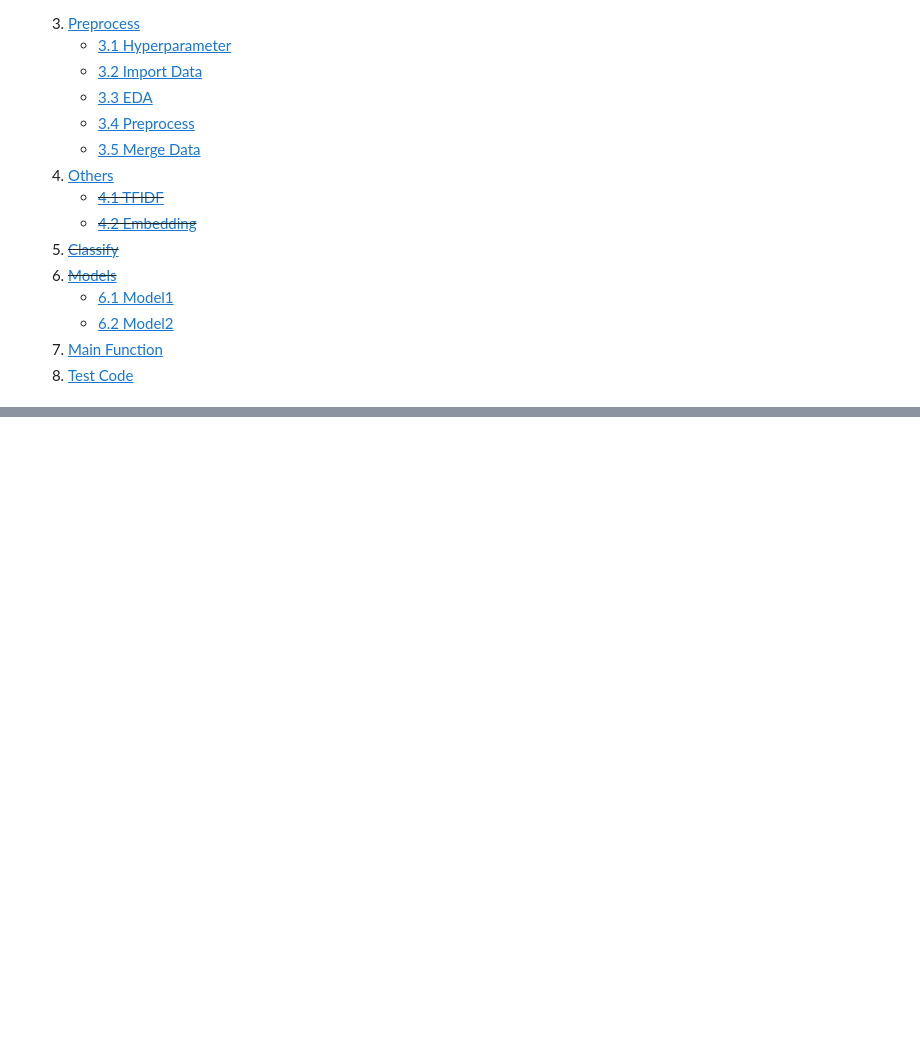
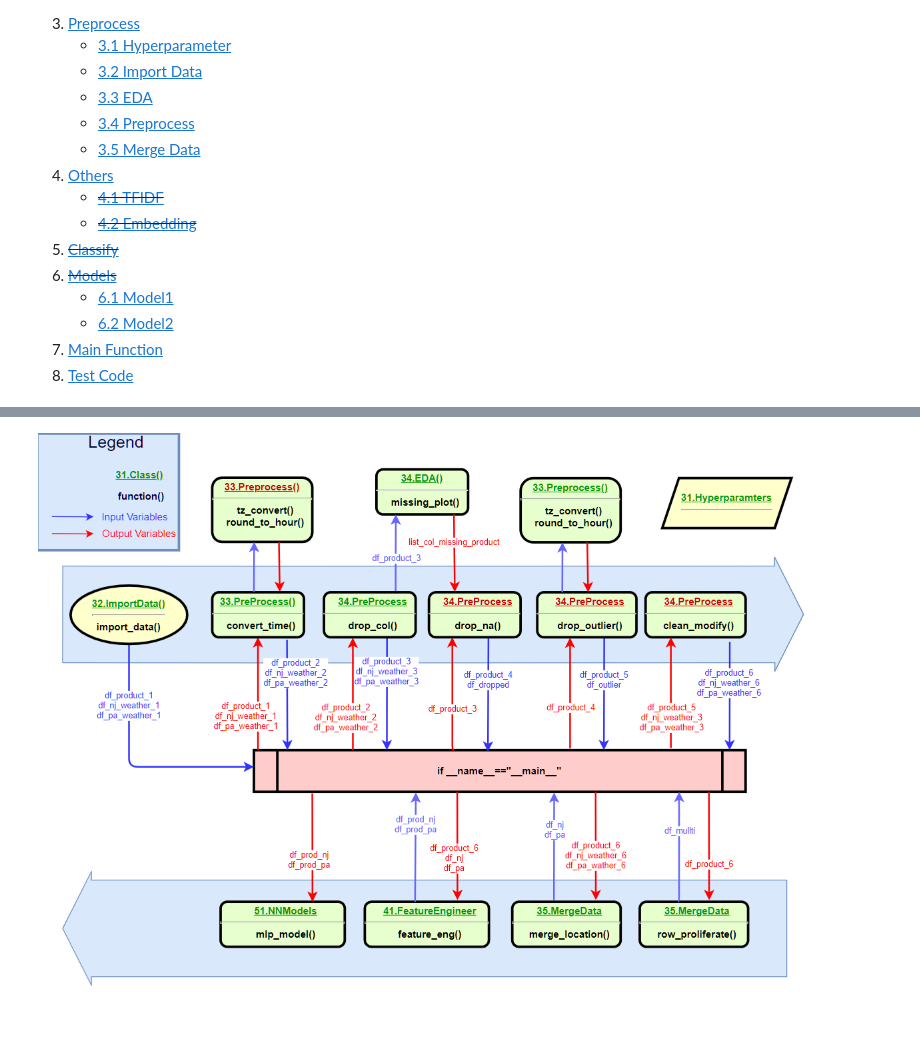
Before and after one commit to L3P3titPrince/Spray_Weather_Forecast, a Jupyter notebook: 21_Weather.ipynb, the cells around one changed output, grey strips where cells are left out. Cells and saved outputs as stored; diff of their text form; code cells hidden in the pictures; blank space fills up the shorter version.

```diff
--- a/21_Weather.ipynb
+++ b/21_Weather.ipynb
@@ -60,4 +60,5 @@ o Forecasting downtime and preventive maintenance issues
 </ol>
 # %%
 SVG('04_images/42_flowchart.svg')
+Image('04_images/43_flowchart.png')
 # %% [output]
@@ -65,3 +65,4 @@ SVG('04_images/42_flowchart.svg')
+[figure, added]
 # %% [markdown]
 <br>
 # %% [markdown]
```
Also changed, not shown: parts of 33 cells of this notebook, 8 other files.
